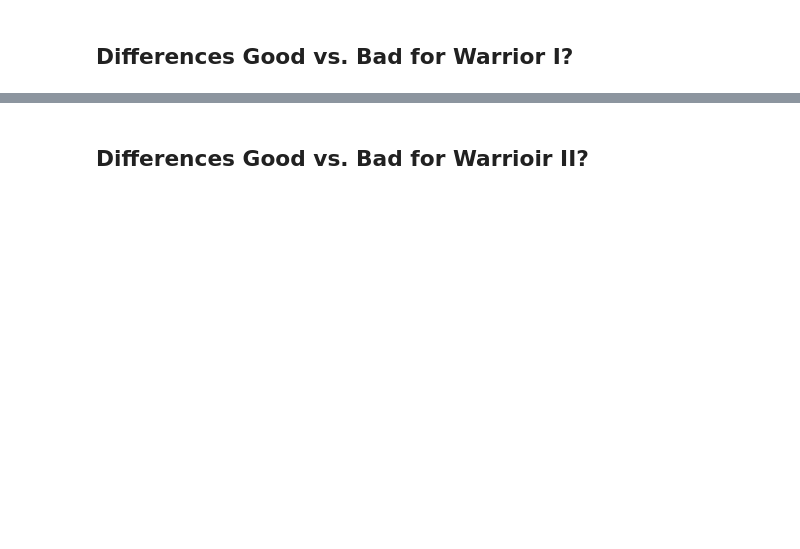
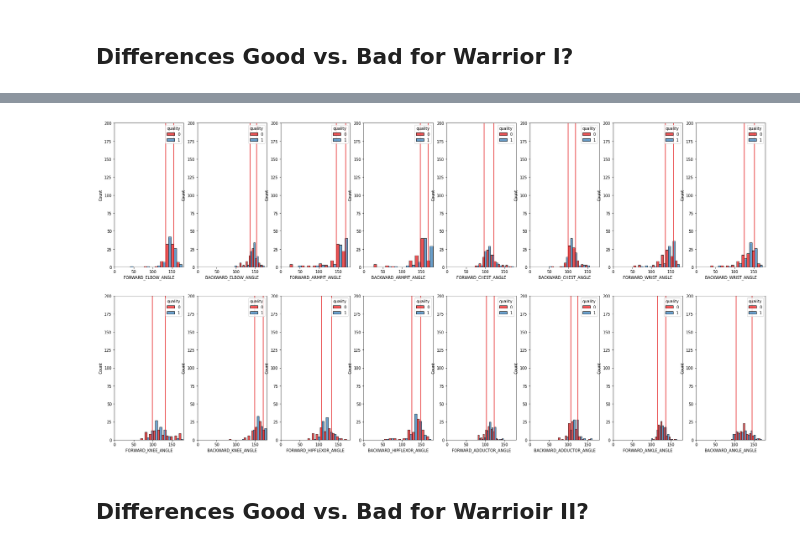
Before and after one commit to alec-flowers/visual_intelligence, a Jupyter notebook: notebooks/baseline_models.ipynb, the cells around one changed output, grey strips where cells are left out. Saved outputs shown, nothing was run; the diff lists cells and outputs as text; code cells hidden in the pictures; blank space fills up the shorter version.

```diff
--- a/notebooks/baseline_models.ipynb
+++ b/notebooks/baseline_models.ipynb
@@ -63,0 +96,3 @@ Index(['NOSE', 'LEFT_EYE_INNER', 'LEFT_EYE', 'LEFT_EYE_OUTER',
+# %%
+df_w1, WARRIOR_LANDMARKS_ANGLES = warrior_pose_front_back(df_w1)
+df_w2, _ = warrior_pose_front_back(df_w2)
@@ -63,0 +117,2 @@ Index(['NOSE', 'LEFT_EYE_INNER', 'LEFT_EYE', 'LEFT_EYE_OUTER',
+# %%
+w1_angles = get_angle_confidence_intervals(df_w1, WARRIOR_LANDMARKS_ANGLES, percent = .15)
@@ -149,2 +142,6 @@ plot_3d_keypoints(numpy_data_world[i].T[0], numpy_data_world[i].T[1],numpy_data_
+# %%
+plot_distribution(df_w1, w1_angles, WARRIOR_LANDMARKS_ANGLES)
+# %% [output]
+[figure, added]
 # %% [markdown]
 ## Differences Good vs. Bad for Warrioir II?
```
Also changed, not shown: parts of 83 cells of this notebook, 1 other file.
